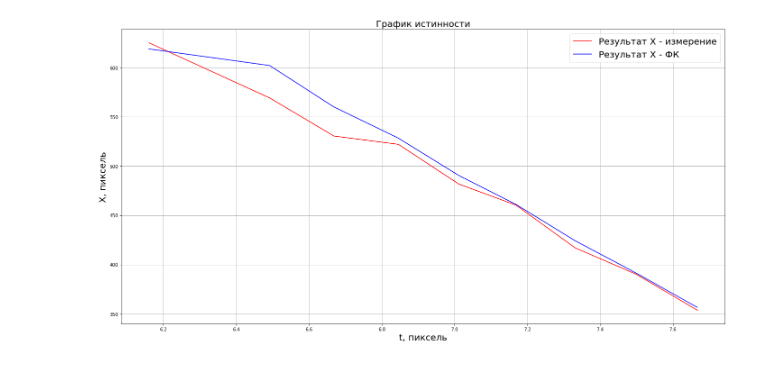
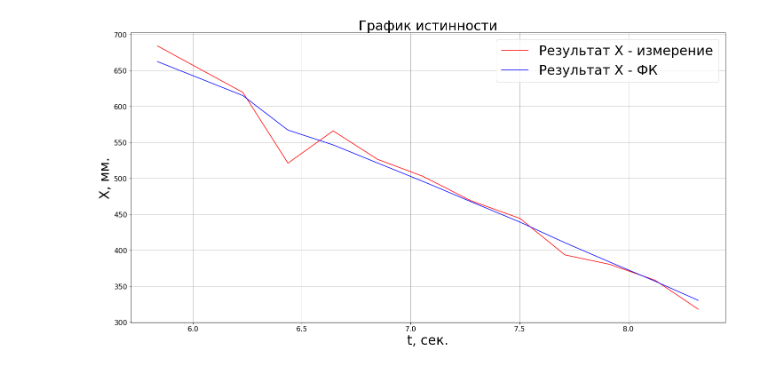
Before and after one commit to ShayhMaksim/Qr-detection, a Jupyter notebook: test.ipynb, the cells around one changed output. Saved outputs shown, nothing was run; the diff lists cells and outputs as text; code cells hidden in the pictures.

```diff
--- a/test.ipynb
+++ b/test.ipynb
@@ -3,7 +3,7 @@ import matplotlib.pyplot as plt
 import numpy as np
 import pandas as pd
 # %%
-df_Y= pd.read_csv('Tests4')
+df_Y= pd.read_csv('Tests13')
 df_FK=pd.read_csv('X')
 # %%
 t=[]
@@ -14,29 +14,30 @@ for i in df_Y['t']:
     t.append(t_before+i)
     t_before=t_before+i
     index=index+1
-    if (index==9): break
+    if (index==12): break
 # %%
-Y=[]
+Y_x=[]
 index=0
 for i in df_Y['x']:
-    Y.append(i)
+    Y_x.append(i)
     index=index+1
-    if (index==9): break
+    if (index==12): break
 # %%
 plt.figure(figsize=(24,12))
-plt.rc('axes', labelsize=20)
-plt.rc('axes',titlesize=20)
-plt.rc('legend', fontsize=20)
+plt.rc('axes', labelsize=30)
+plt.rc('axes',titlesize=30)
+plt.rc('legend', fontsize=30)
+plt.tick_params(axis='both', which='major', labelsize=16)
 plt.title("График истинности") # заголовок
-plt.xlabel("t, пиксель") # ось абсцисс
-plt.ylabel("X, пиксель") # ось ординат
+plt.xlabel("t, сек.") # ось абсцисс
+plt.ylabel("X, мм.") # ось ординат
 plt.grid()      # включение отображение сетки
-plt.plot(t, Y,'r',label="Результат X - измерение")  # построение графика
+plt.plot(t, Y_x,'r',label="Результат X - измерение")  # построение графика
 plt.plot(df_FK['t'], df_FK['x'],'b',label="Результат X - ФК")  # построение графика
 plt.legend(loc=0)
-plt.savefig('График истинности')
+plt.savefig('График истинности X')
 # %% [output]
-[figure, old version]
+[figure, new version]
 # %%
 t=[]
 t_before=0
```
Also changed, not shown: parts of 14 cells of this notebook, 16 other files.
